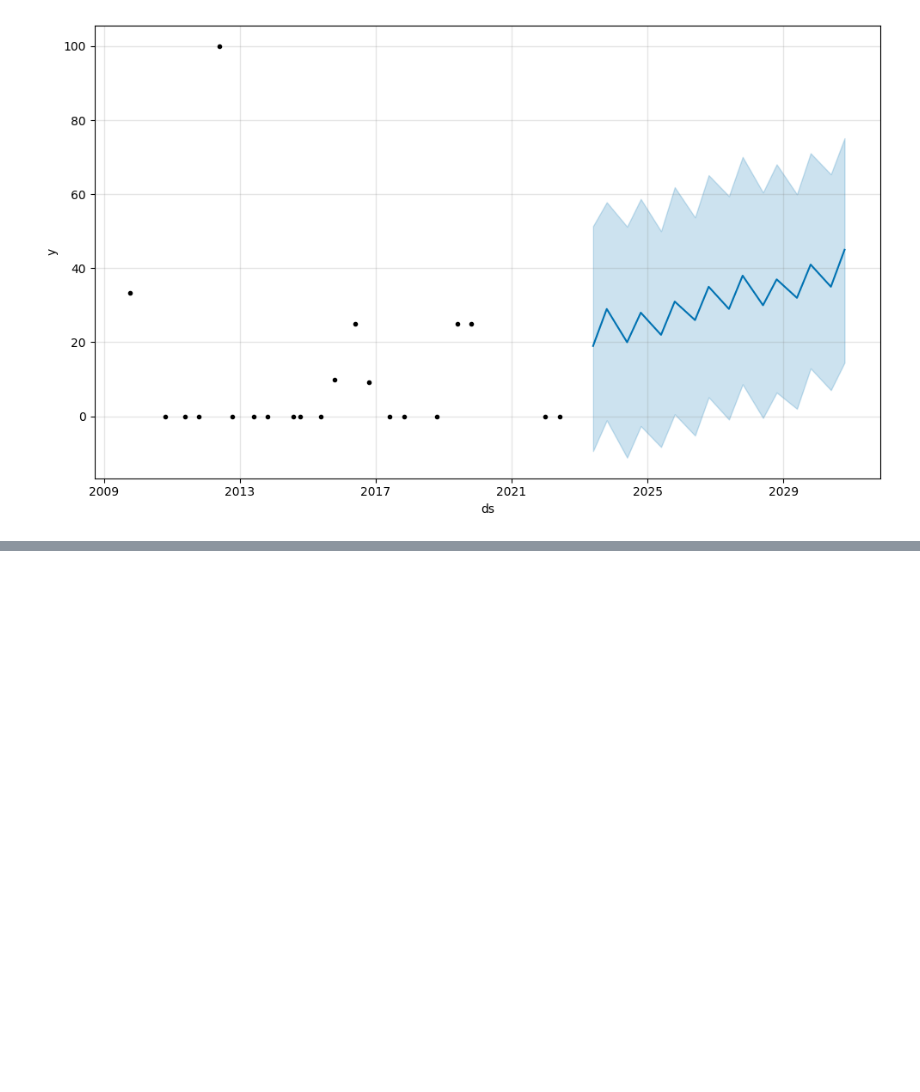
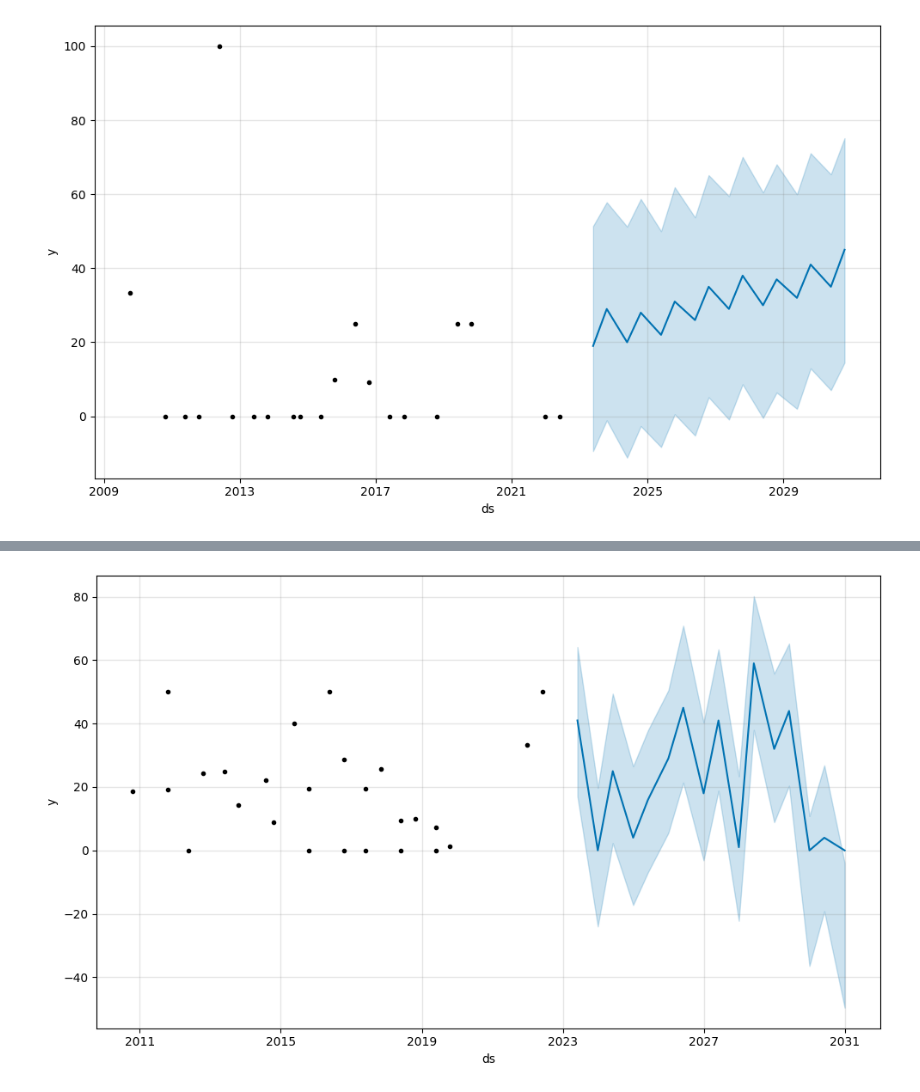
Before and after one commit to Shenchii/SeeKampus_Flask, a Jupyter notebook: Backend/Time Series/BSA_Time_Series.ipynb, the cells around one changed output, grey strips where cells are left out. Cells and saved outputs as stored; diff of their text form; code cells hidden in the pictures; blank space fills up the shorter version.

```diff
--- a/Backend/Time Series/BSA_Time_Series.ipynb
+++ b/Backend/Time Series/BSA_Time_Series.ipynb
@@ -416,3 +418,28 @@ perps_bsa_forecast[['ds', 'yhat']]
 perps_bsa_plot = m.plot(perps_bsa_forecast)
 # %% [output]
 [figure]
+# %%
+perps_crim = pd.read_csv('CSV/test.csv')
+
+perps_crim['Year'] = perps_crim['Time Date'].apply(lambda x: str(x)[-4:])
+perps_crim['Month'] = perps_crim['Time Date'].apply(lambda x: str(x)[-6:-4])
+perps_crim['Day'] = perps_crim['Time Date'].apply(lambda x: str(x)[:-6])
+perps_crim['ds'] = pd.DatetimeIndex(perps_crim['Year']+'-'+perps_crim['Month']+'-'+perps_crim['Day'])
+
+perps_crim.drop(['Time Date', 'School', 'Course', 'Year', 'Month', 'Day'], axis=1, inplace=True)
+perps_crim.columns = ['y', 'ds']
+
+m = Prophet.Prophet(interval_width=0.95)
+m.add_seasonality(name='yearly', period=365.25, fourier_order=10)
+m.add_seasonality(name='semi-annual', period=365.25/2, fourier_order=10)
+perps_crim_model = m.fit(perps_crim)
+
+# Create a list of dates for which you want to make predictions
+specific_dates = [datetime(2023, 6, 1), datetime(2023, 12, 29), datetime(2024, 6, 1), datetime(2024, 12, 29), datetime(2025, 6, 1), datetime(2025, 12, 29), datetime(2026, 6, 1), datetime(2026, 12, 29), datetime(2027, 6, 1), datetime(2027, 12, 29), datetime(2028, 6, 1), datetime(2028, 12, 29), datetime(2029, 6, 1), datetime(2029, 12, 29), datetime(2030, 6, 1), datetime(2030, 12, 29)]
+
+# Create a dataframe with those specific dates
+perps_crim_future = pd.DataFrame({'ds': specific_dates})
+
+# Get predictions for those specific dates
+perps_crim_forecast = m.predict(perps_crim_future)
+perps_crim_forecast['yhat'] = perps_crim_forecast['yhat'].clip(lower=0, upper=100).round()
@@ -418,0 +469,4 @@ perps_bsa_plot = m.plot(perps_bsa_forecast)
+# %%
+perps_crim_plot = m.plot(perps_crim_forecast)
+# %% [output]
+[figure, added]
```
Also changed, not shown: parts of 3 cells of this notebook, 4 other files.
